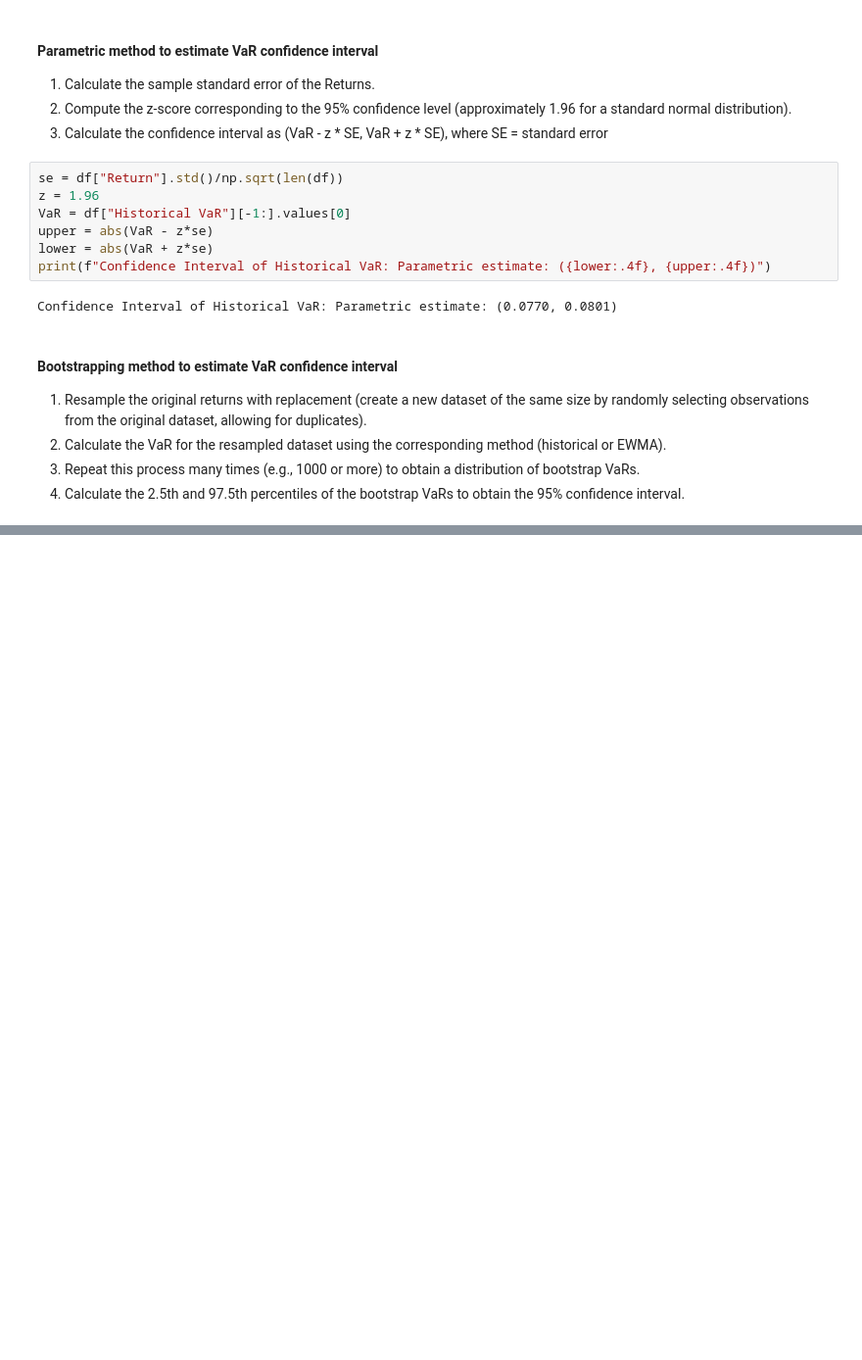
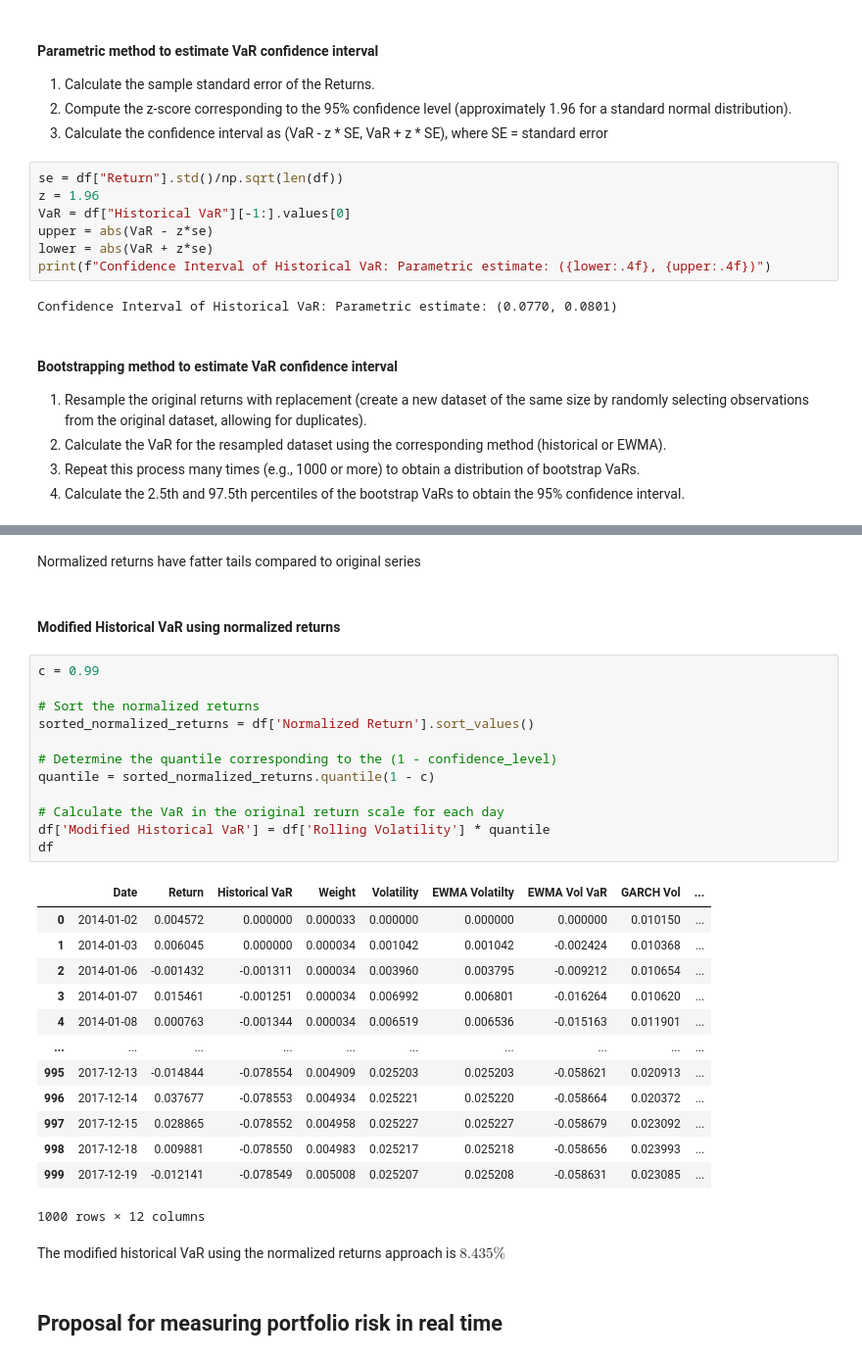
Before and after one commit to AkashRinge/Value-At-Risk-Techniques, a Jupyter notebook: Financial Risk Management.ipynb, the cells around one changed output, grey strips where cells are left out. Shown at 98% size. Saved outputs shown, nothing was run; the diff lists cells and outputs as text; blank space fills up the shorter version.

Commit message:
Mixed approach

```diff
--- a/Financial Risk Management.ipynb
+++ b/Financial Risk Management.ipynb
@@ -222,0 +243,34 @@ The EWMA model is a gives a more conservative estimate of the VaR
+# %% [markdown]
+Normalized returns have fatter tails compared to original series
+# %% [markdown]
+#### Modified Historical VaR using normalized returns
+# %%
+c = 0.99
+
+# Sort the normalized returns
+sorted_normalized_returns = df['Normalized Return'].sort_values()
+
+# Determine the quantile corresponding to the (1 - confidence_level)
+quantile = sorted_normalized_returns.quantile(1 - c)
+
+# Calculate the VaR in the original return scale for each day
+df['Modified Historical VaR'] = df['Rolling Volatility'] * quantile
+df
+# %% [output]
+|  | Date | Return | Historical VaR | Weight | Volatility | EWMA Volatilty | EWMA Vol VaR | GARCH Vol | ... |
+| 0 | 2014-01-02 | 0.004572 | 0.000000 | 0.000033 | 0.000000 | 0.000000 | 0.000000 | 0.010150 | ... |
+| 1 | 2014-01-03 | 0.006045 | 0.000000 | 0.000034 | 0.001042 | 0.001042 | -0.002424 | 0.010368 | ... |
+| 2 | 2014-01-06 | -0.001432 | -0.001311 | 0.000034 | 0.003960 | 0.003795 | -0.009212 | 0.010654 | ... |
+| 3 | 2014-01-07 | 0.015461 | -0.001251 | 0.000034 | 0.006992 | 0.006801 | -0.016264 | 0.010620 | ... |
+| 4 | 2014-01-08 | 0.000763 | -0.001344 | 0.000034 | 0.006519 | 0.006536 | -0.015163 | 0.011901 | ... |
+| ... | ... | ... | ... | ... | ... | ... | ... | ... | ... |
+| 995 | 2017-12-13 | -0.014844 | -0.078554 | 0.004909 | 0.025203 | 0.025203 | -0.058621 | 0.020913 | ... |
+| 996 | 2017-12-14 | 0.037677 | -0.078553 | 0.004934 | 0.025221 | 0.025220 | -0.058664 | 0.020372 | ... |
+| 997 | 2017-12-15 | 0.028865 | -0.078552 | 0.004958 | 0.025227 | 0.025227 | -0.058679 | 0.023092 | ... |
+| 998 | 2017-12-18 | 0.009881 | -0.078550 | 0.004983 | 0.025217 | 0.025218 | -0.058656 | 0.023993 | ... |
+| 999 | 2017-12-19 | -0.012141 | -0.078549 | 0.005008 | 0.025207 | 0.025208 | -0.058631 | 0.023085 | ... |
+1000 rows × 12 columns
+# %% [markdown]
+The modified historical VaR using the normalized returns approach is $ 8.435\% $
+# %% [markdown]
+## Proposal for measuring portfolio risk in real time
```
Also changed, not shown: parts of 22 cells of this notebook.
